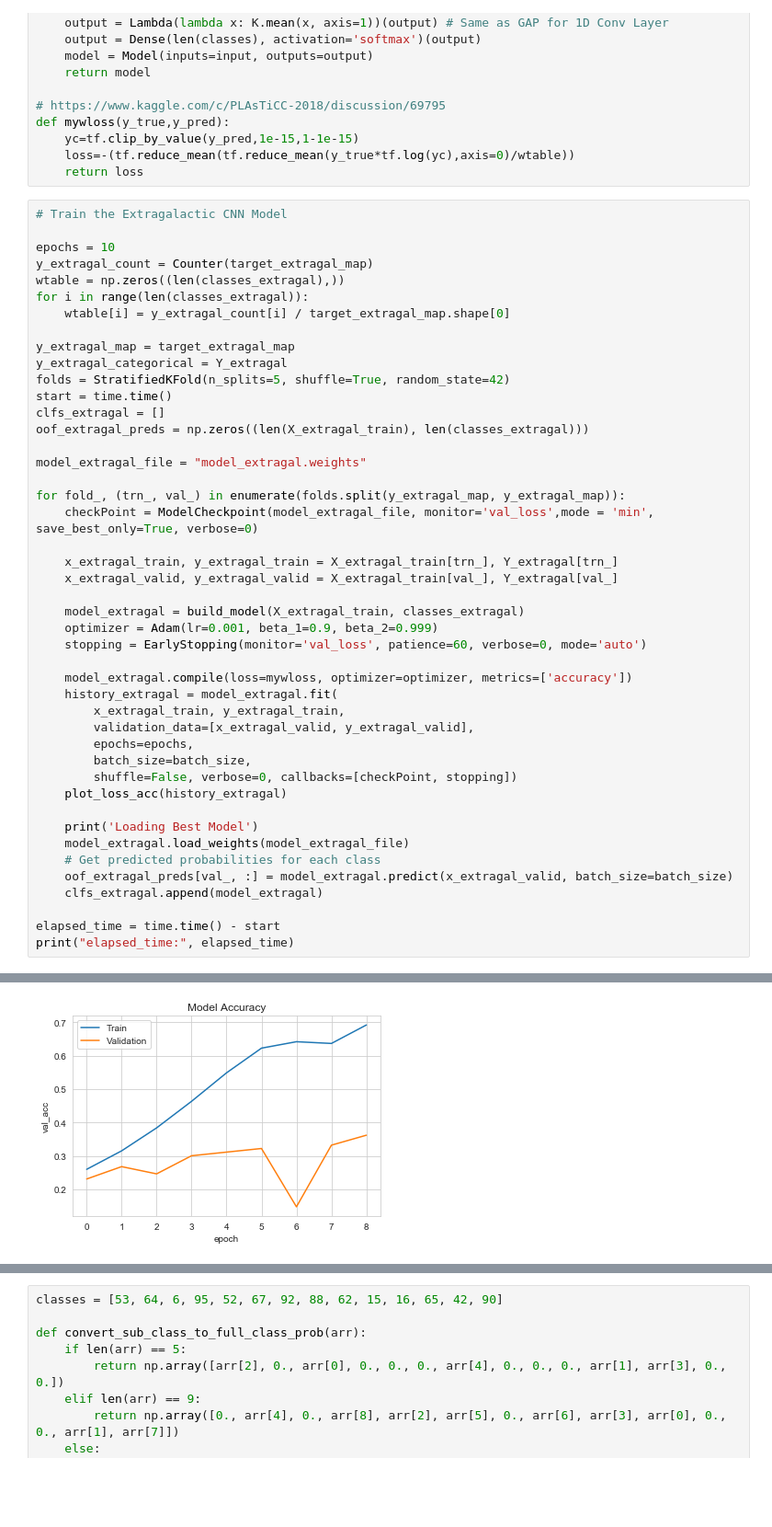
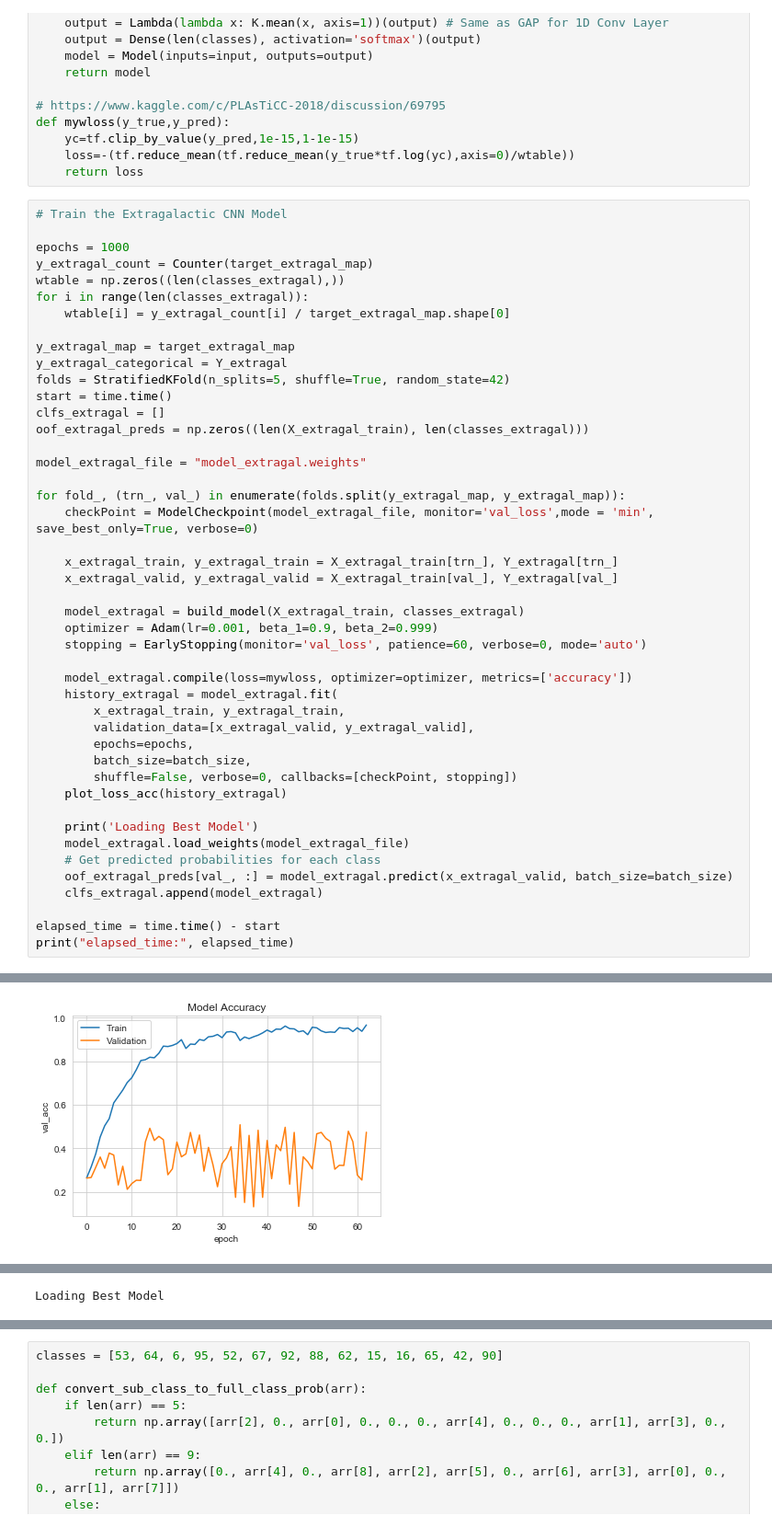
Before and after one commit to danielbank/PLAsTiCC, a Jupyter notebook: report/report.ipynb, the cells around one changed output, grey strips where cells are left out. Shown at 92% size. Drawn from its saved outputs; the diff is of its cells as text; blank space fills up the shorter version.

Commit message:
1000 epochs

```diff
--- a/report/report.ipynb
+++ b/report/report.ipynb
@@ -498,7 +493,7 @@ def mywloss(y_true,y_pred):
 # %%
 # Train the Extragalactic CNN Model
 
-epochs = 10
+epochs = 1000
 y_extragal_count = Counter(target_extragal_map)
 wtable = np.zeros((len(classes_extragal),))
 for i in range(len(classes_extragal)):
@@ -562 +540 @@ Epoch 10/10
-[figure, old version]
+[figure, new version]
@@ -579,0 +541 @@ Epoch 10/10
+Loading Best Model
```
Also changed, not shown: parts of 5 cells of this notebook.
